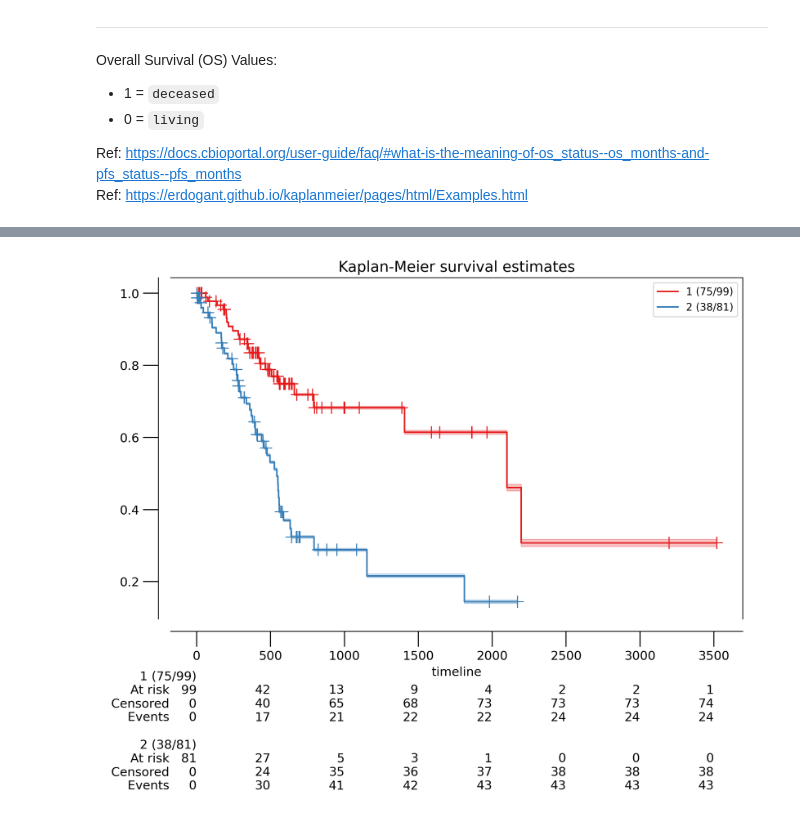
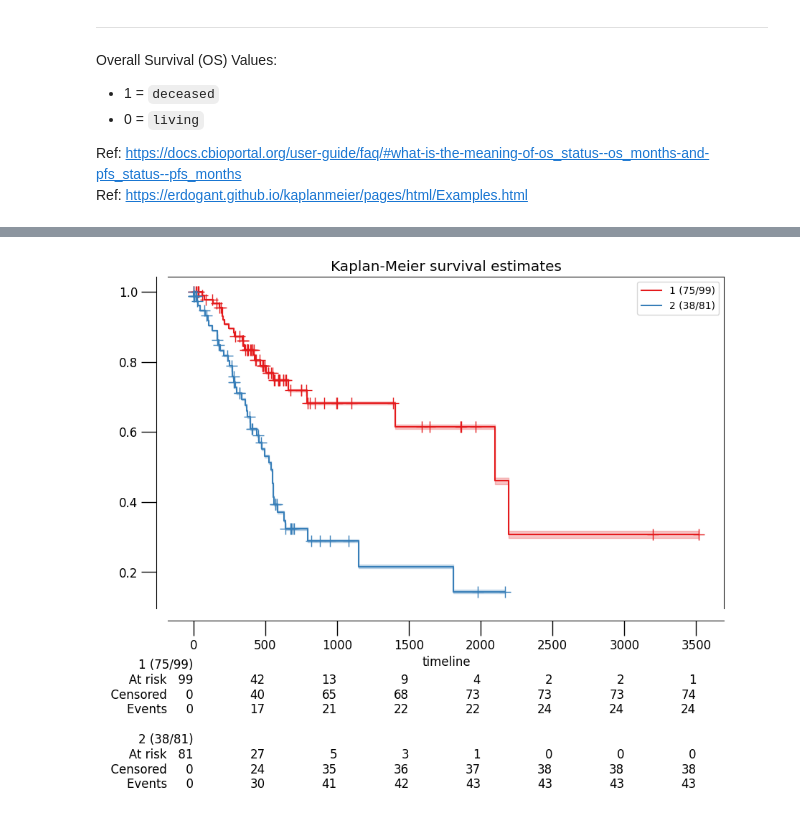
Before and after one commit to erincameron11/survival-analysis-tool, a Jupyter notebook: DataAnalysis.ipynb, the cells around one changed output, grey strips where cells are left out. Drawn from its saved outputs; the diff is of its cells as text; code cells hidden in the pictures.

```diff
--- a/DataAnalysis.ipynb
+++ b/DataAnalysis.ipynb
@@ -433,36 +416,35 @@ import matplotlib.pyplot as plt
 # %%
-# EXAMPLE: https://erdogant.github.io/kaplanmeier/pages/html/Examples.html
 # Import example data
 example_df = km.example_data()
 
 # Data
 time_event_example = example_df['time']
 censoring_example = example_df['Died']
 y_example = example_df['group']
 
 # print(example_df)
 #      time  Died  group
 # 0     485     0      1
 # 1     526     1      2
 # 2     588     1      2
 # 3     997     0      1
 # 4     426     1      1
 # ..    ...   ...    ...
 # 175   183     0      1
 # 176  3196     0      1
 # 177   457     1      2
 # 178  2100     1      1
 # 179   376     0      1
 #
 # [180 rows x 3 columns]
 
 # Compute Survival
 results_example = km.fit(time_event_example, censoring_example, y_example)
 
 # Plot
-km_plot_example = km.plot(results_example, savepath='testing_example.png', title='Kaplan-Meier survival estimates', dpi=300)
+km_plot_example = km.plot(results_example, savepath='testing_example.png', title='Kaplan-Meier survival estimates', dpi=100)
 # %% [output]
-[figure, old version]
+[figure, new version]
 # %%
 display(df_merged_filtered)
 display(df_basic_phenotype_filtered_ordered)
```
Also changed, not shown: parts of 15 cells of this notebook, 2 other files.
